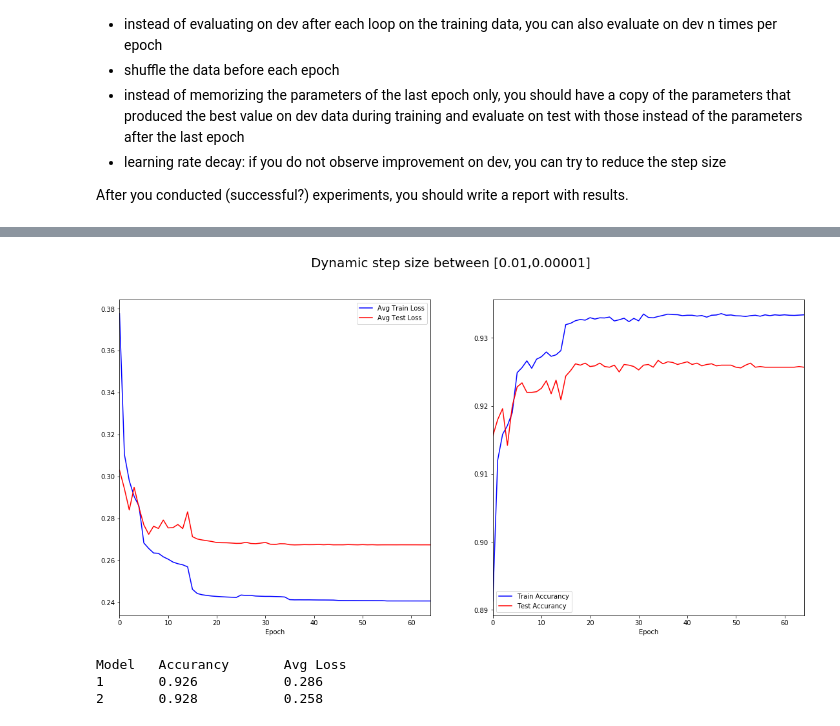
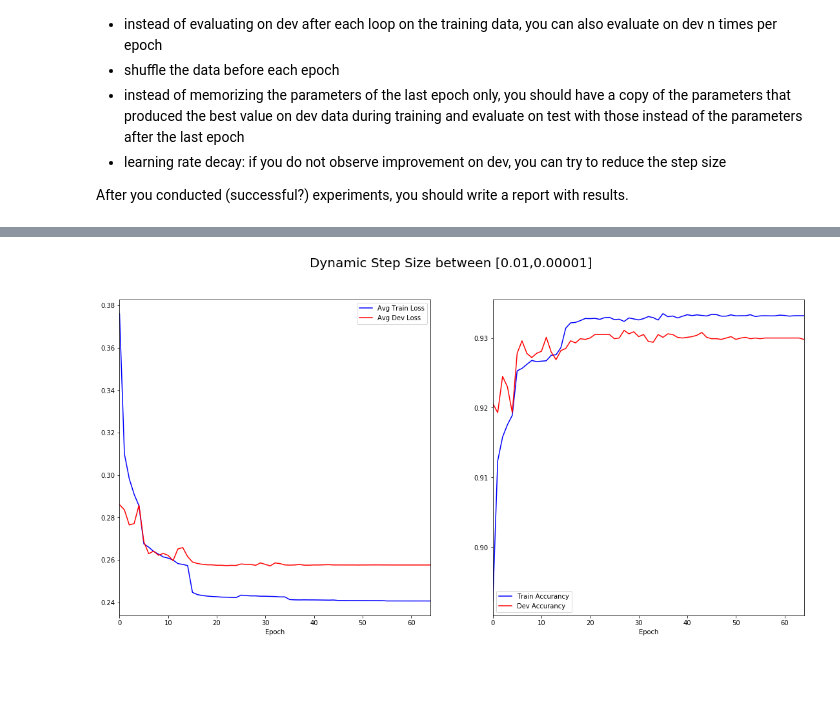
Before and after one commit to PrathamSolanki/deep-learning, a Jupyter notebook: lab_exercises_1.ipynb, the cells around one changed output, grey strips where cells are left out. Cells and saved outputs as stored; diff of their text form; code cells hidden in the pictures; blank space fills up the shorter version.

Commit message:
saving just the best params

```diff
--- a/lab_exercises_1.ipynb
+++ b/lab_exercises_1.ipynb
@@ -501,0 +485,8 @@ def write_description(filename, description):
+# %%
+# Init of backup files
+filename = "train_1.csv"
+params_filename = "train_1.pkl"
+write_description("train_1.txt", "Static Step Size 0.01")
+
+with open(filename, "w") as f:
+    f.write("Avg Train Loss,Avg Dev Loss,Train Accurancy,Dev Accurancy\n")
@@ -501,0 +560,18 @@ def write_description(filename, description):
+# %%
+# Plot the training suite
+with open ("train_1.txt", "r") as f:
+    description = f.read()
+
+df = pd.read_csv("train_1.csv")
+df['Epoch'] = df.index
+
+figure, axs = plt.subplots(1, 2, figsize=(19,9))
+figure.suptitle(description, fontsize=20)
+
+df.plot(kind="line", x="Epoch", y="Avg Train Loss", color="blue", ax=axs[0])
+df.plot(kind="line", x="Epoch", y="Avg Dev Loss", color="red", ax=axs[0])
+
+df.plot(kind="line", x="Epoch", y="Train Accurancy", color="blue", ax=axs[1])
+df.plot(kind="line", x="Epoch", y="Dev Accurancy", color="red", ax=axs[1])
+
+plt.savefig('train_1.png')
@@ -503,9 +587,9 @@ def write_description(filename, description):
 # Init of backup files
 filename = "train_2.csv"
 params_filename = "train_2.pkl"
-write_description("train_2.txt", "Dynamic step size between [0.01,0.00001]")
+write_description("train_2.txt", "Dynamic Step Size between [0.01,0.00001]")
 
 with open(filename, "w") as f:
-    f.write("Avg Train Loss,Avg Test Loss,Train Accurancy,Test Accurancy\n")
+    f.write("Avg Train Loss,Avg Dev Loss,Train Accurancy,Dev Accurancy\n")
 # %%
 n_epochs = 65 # number of epochs
@@ -578,40 +668,34 @@ Train Accurancy: 0.9334         Test Accurancy: 0.9257
 # %%
 # Plot the training suite
-basename = "train_2"
-
-with open (basename+".txt", "r") as f:
+with open ("train_2.txt", "r") as f:
     description = f.read()
 
-df = pd.read_csv(basename + ".csv")
+df = pd.read_csv("train_2.csv")
 df['Epoch'] = df.index
 
 figure, axs = plt.subplots(1, 2, figsize=(19,9))
 figure.suptitle(description, fontsize=20)
 
 df.plot(kind="line", x="Epoch", y="Avg Train Loss", color="blue", ax=axs[0])
-df.plot(kind="line", x="Epoch", y="Avg Test Loss", color="red", ax=axs[0])
+df.plot(kind="line", x="Epoch", y="Avg Dev Loss", color="red", ax=axs[0])
 
 df.plot(kind="line", x="Epoch", y="Train Accurancy", color="blue", ax=axs[1])
-df.plot(kind="line", x="Epoch", y="Test Accurancy", color="red", ax=axs[1])
+df.plot(kind="line", x="Epoch", y="Dev Accurancy", color="red", ax=axs[1])
 
-plt.savefig('train_2.png')
+plt.savefig('train_1.png')
 # %% [output]
-[figure, old version]
+[figure, new version]
 # %%
 print("Model\tAccurancy\tAvg Loss")
 
 with open("train_1.pkl", "rb") as f:
     model_params = pickle.load(f)
 
-val_acc, val_loss = model_validation(X_val, y_val, model_params)
-print ("1", "%.3f"%val_acc, "\t%.3f"%val_loss, sep="\t")
+test_acc, test_loss = model_validation(X_test, y_test, model_params)
+print ("1", "%.3f"%test_acc, "\t%.3f"%test_loss, sep="\t")
 
 with open("train_2.pkl", "rb") as f:
     model_params = pickle.load(f)
 
-val_acc, val_loss = model_validation(X_val, y_val, model_params)
-print ("2", "%.3f"%val_acc, "\t%.3f"%val_loss, sep="\t")
+test_acc, test_loss = model_validation(X_test, y_test, model_params)
+print ("2", "%.3f"%test_acc, "\t%.3f"%test_loss, sep="\t")
-# %% [output]
-Model   Accurancy       Avg Loss
-1       0.926           0.286
-2       0.928           0.258
```
Also changed, not shown: parts of 10 cells of this notebook, 8 other files.
